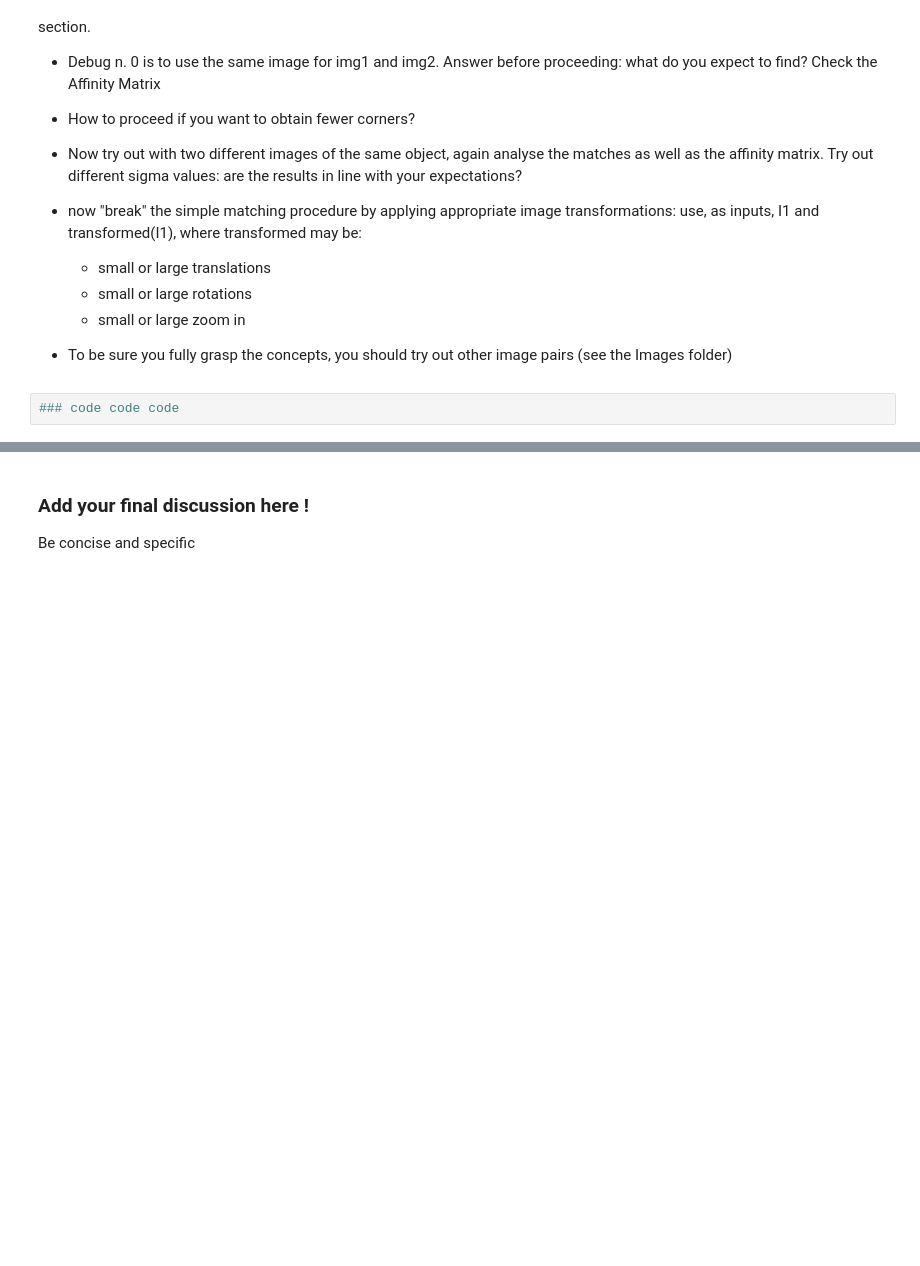
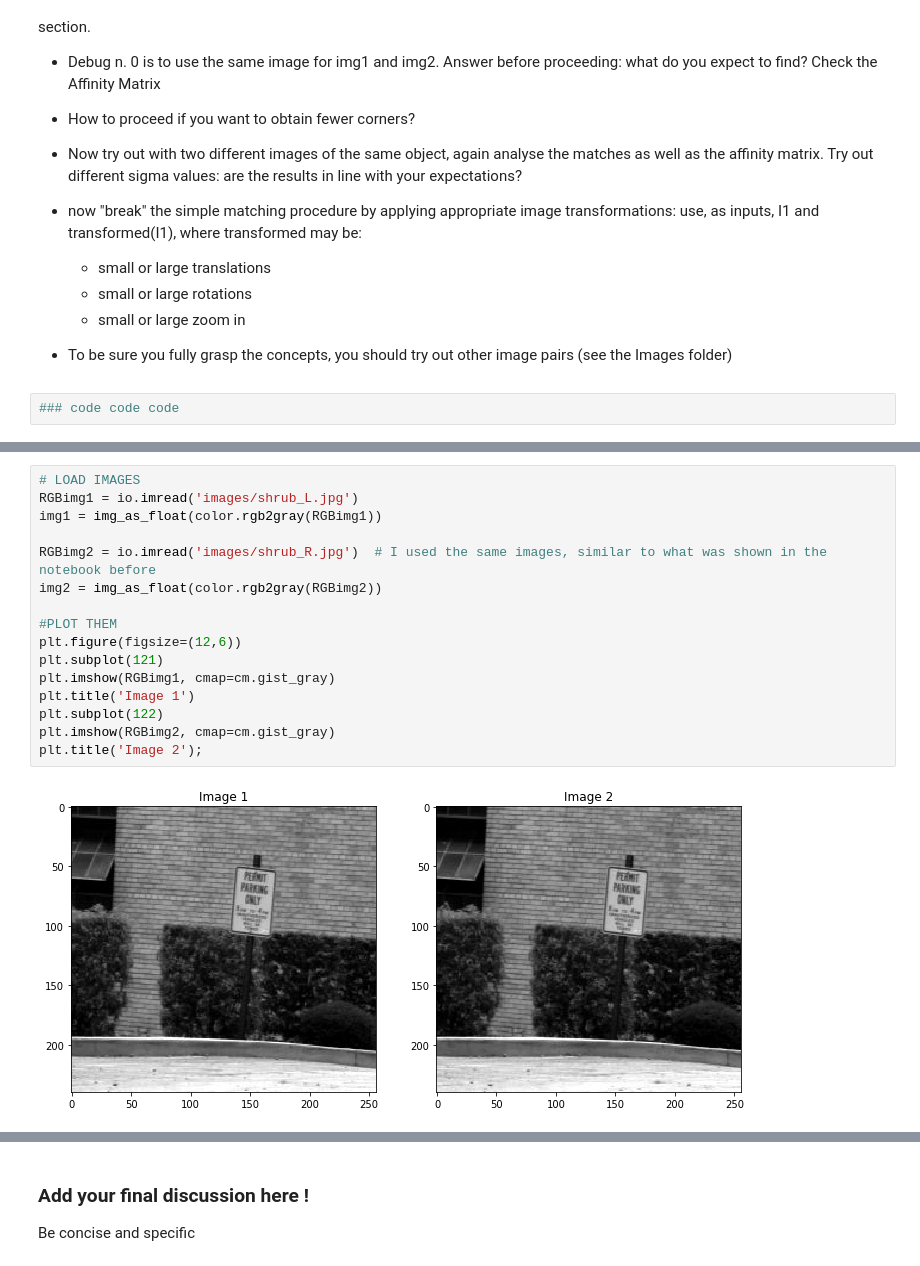
Before and after one commit to mosemb/ComputerVision, a Jupyter notebook: week2_lab_2022/feature_matching-sketch2022.ipynb, the cells around one changed output, grey strips where cells are left out. Cells and saved outputs as stored; diff of their text form; blank space fills up the shorter version.

```diff
--- a/week2_lab_2022/feature_matching-sketch2022.ipynb
+++ b/week2_lab_2022/feature_matching-sketch2022.ipynb
@@ -191,0 +200,18 @@ Here are some experiments you should carry out. Add code snippets and comments b
+# %%
+# LOAD IMAGES
+RGBimg1 = io.imread('images/shrub_L.jpg')
+img1 = img_as_float(color.rgb2gray(RGBimg1))
+
+RGBimg2 = io.imread('images/shrub_R.jpg')  # I used the same images, similar to what was shown in the notebook before
+img2 = img_as_float(color.rgb2gray(RGBimg2))
+
+#PLOT THEM
+plt.figure(figsize=(12,6))
+plt.subplot(121)
+plt.imshow(RGBimg1, cmap=cm.gist_gray)
+plt.title('Image 1')
+plt.subplot(122)
+plt.imshow(RGBimg2, cmap=cm.gist_gray)
+plt.title('Image 2');
+# %% [output]
+[figure, added]
```
Also changed, not shown: parts of 13 cells of this notebook, 2 other files.
